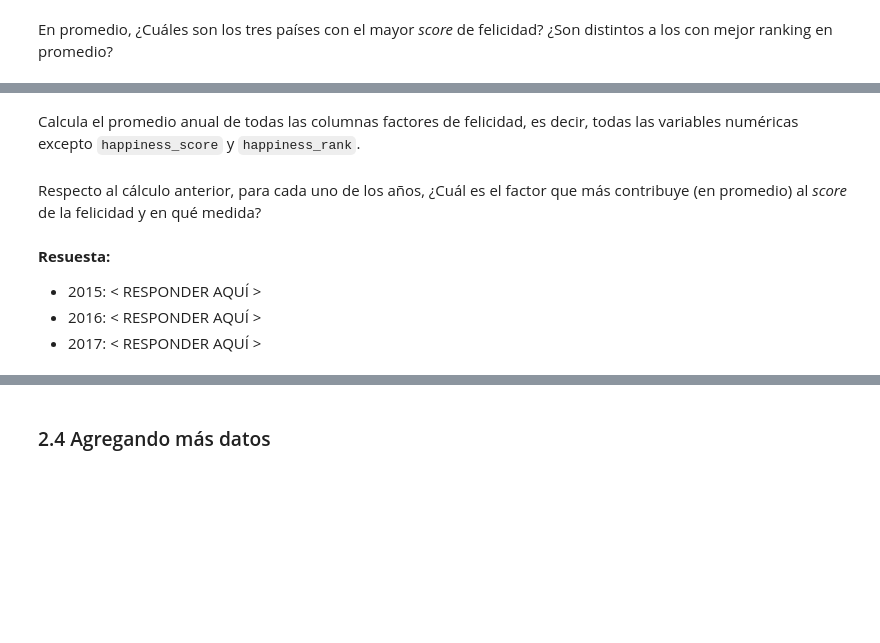
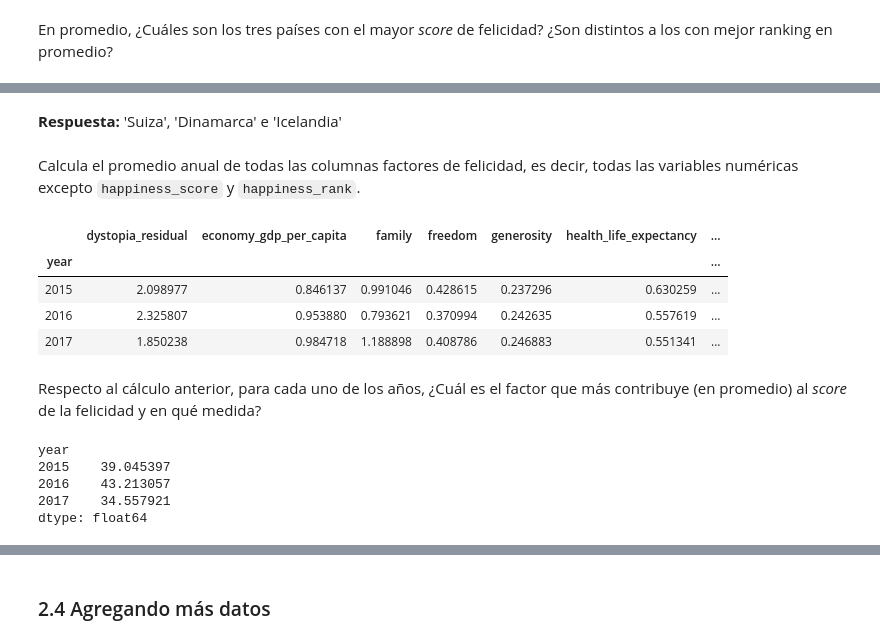
Before and after one commit to Taz-Ricardo/mat281_portafolio, a Jupyter notebook: m02_data_analysis/m02_homework/m02_homework.ipynb, the cells around one changed output, grey strips where cells are left out. Cells and saved outputs as stored; diff of their text form; code cells hidden in the pictures; blank space fills up the shorter version.

```diff
--- a/m02_data_analysis/m02_homework/m02_homework.ipynb
+++ b/m02_data_analysis/m02_homework/m02_homework.ipynb
@@ -303,2 +453,4 @@ __Respuesta:__  < RESPONDER AQUÍ >
+# %% [markdown]
+__Respuesta:__  'Suiza', 'Dinamarca' e 'Icelandia'
 # %% [markdown]
 Calcula el promedio anual de todas las columnas factores de felicidad, es decir, todas las variables numéricas excepto `happiness_score` y `happiness_rank`.
@@ -308,2 +457,14 @@ hap_mean_factors
+# %%
+#Siempre puede ser de ayuda copiar y pegar cuales son los nombres de las columnas, no encontré como hacer la excepción, si alguien me dice, estaría agradecido.
+#hap_mean_factors = happiness.groupby(['year']).agg('mean')
+hap_mean_factors = happiness.groupby(['year']).agg({'dystopia_residual':'mean', 'economy_gdp_per_capita':'mean', 'family':'mean', 'freedom':'mean',
+                                                    'generosity':'mean', 'health_life_expectancy':'mean', 'trust_government_corruption':'mean'})
+hap_mean_factors
+# %% [output]
+|  | dystopia_residual | economy_gdp_per_capita | family | freedom | generosity | health_life_expectancy | ... |
+| year |  |  |  |  |  |  | ... |
+| 2015 | 2.098977 | 0.846137 | 0.991046 | 0.428615 | 0.237296 | 0.630259 | ... |
+| 2016 | 2.325807 | 0.953880 | 0.793621 | 0.370994 | 0.242635 | 0.557619 | ... |
+| 2017 | 1.850238 | 0.984718 | 1.188898 | 0.408786 | 0.246883 | 0.551341 | ... |
 # %% [markdown]
 Respecto al cálculo anterior, para cada uno de los años, ¿Cuál es el factor que más contribuye (en promedio) al _score_ de la felicidad y en qué medida?
@@ -312,5 +471,13 @@ Respecto al cálculo anterior, para cada uno de los años, ¿Cuál es el factor
-# %% [markdown]
-__Resuesta:__
-* 2015:  < RESPONDER AQUÍ >
-* 2016:  < RESPONDER AQUÍ >
-* 2017:  < RESPONDER AQUÍ >
+# %%
+#Aquí alguien me mintió diciendo que no calculara un promedio ¬¬.
+hap_mean_factors = happiness.groupby(['year']).agg({'dystopia_residual':'mean', 'economy_gdp_per_capita':'mean', 'family':'mean', 'freedom':'mean',
+                                                    'generosity':'mean', 'health_life_expectancy':'mean', 'trust_government_corruption':'mean'
+                                                    ,'happiness_score':'mean'})
+aporte=hap_mean_factors['dystopia_residual']/hap_mean_factors['happiness_score']*100
+aporte.head()
+# %% [output]
+year
+2015    39.045397
+2016    43.213057
+2017    34.557921
+dtype: float64
```
Also changed, not shown: parts of 82 cells of this notebook, 11 other files.
